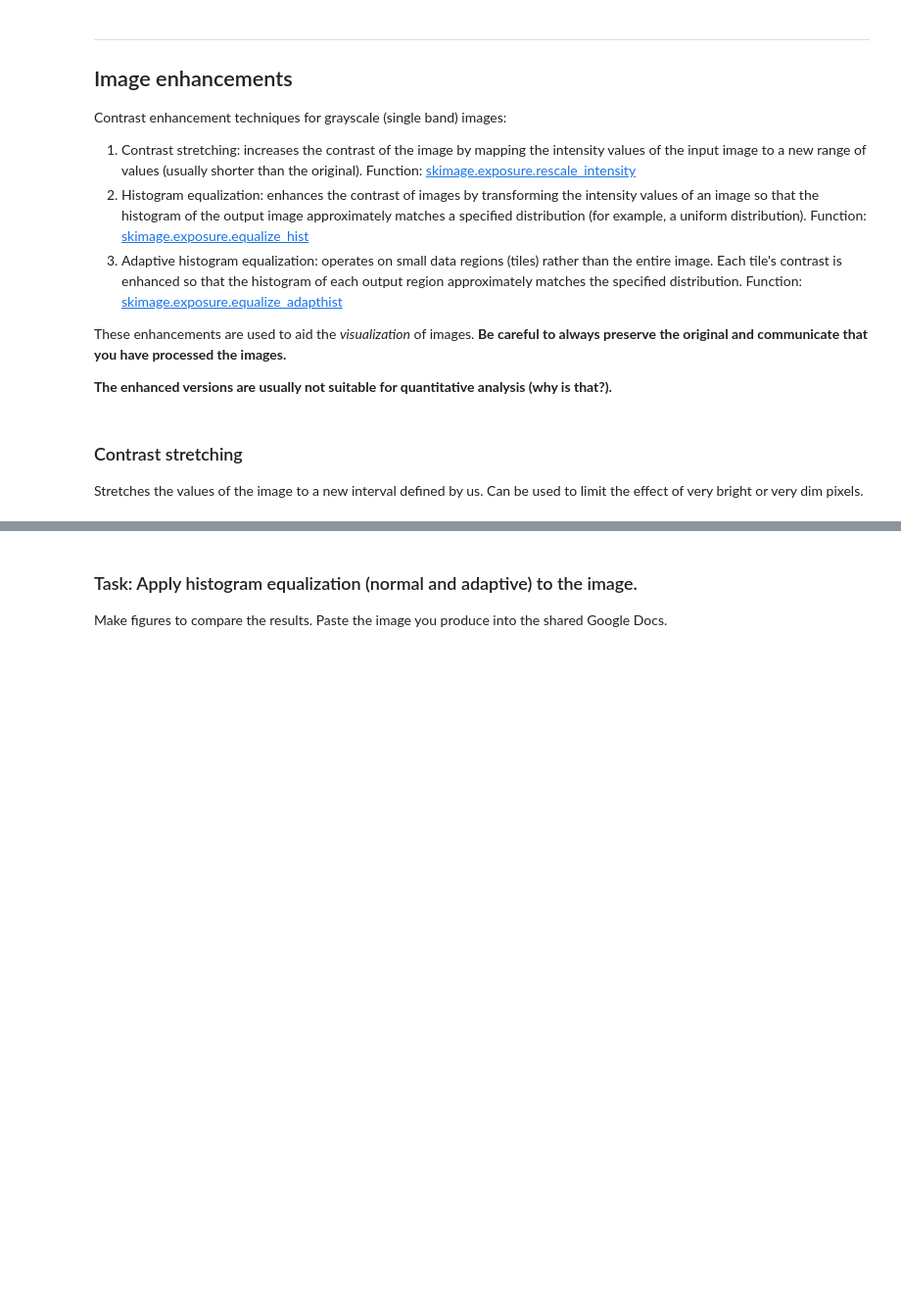
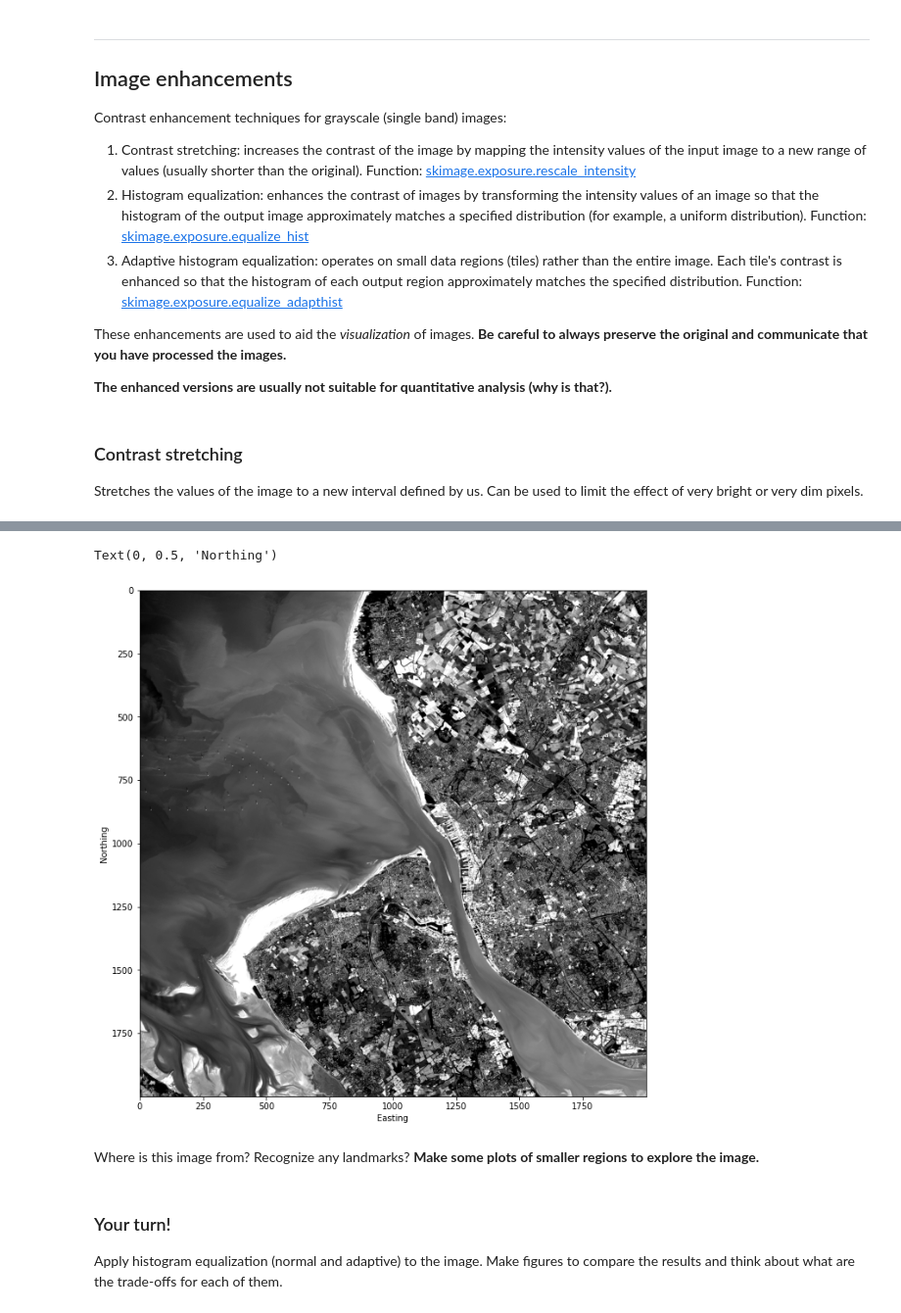
Before and after one commit to leouieda/remote-sensing, a Jupyter notebook: practicals/practical1.ipynb, the cells around one changed output, grey strips where cells are left out. Shown at 98% size. Saved outputs shown, nothing was run; the diff lists cells and outputs as text; code cells hidden in the pictures; blank space fills up the shorter version.

```diff
--- a/practicals/practical1.ipynb
+++ b/practicals/practical1.ipynb
@@ -51,4 +220,18 @@ Stretches the values of the image to a new interval defined by us. Can be used t
+# %%
+max_range = np.percentile(image_reflectance, 95)
+min_range = np.percentile(image_reflectance, 5)
+image_rescaled = skimage.exposure.rescale_intensity(image_reflectance, in_range=(min_range, max_range))
+# %%
+plt.figure(figsize=[14, 11])
+plt.imshow(image_rescaled, cmap="gray")
+plt.xlabel("Easting")
+plt.ylabel("Northing")
+# %% [output]
+Text(0, 0.5, 'Northing')
+[figure, added]
+# %% [markdown]
+Where is this image from? Recognize any landmarks? **Make some plots of smaller regions to explore the image.**
 # %% [markdown]
-### Task: Apply histogram equalization (normal and adaptive) to the image.
+### Your turn!
 
-Make figures to compare the results. Paste the image you produce into the shared Google Docs.
+Apply histogram equalization (normal and adaptive) to the image. Make figures to compare the results and think about what are the trade-offs for each of them.
```
Also changed, not shown: parts of 29 cells of this notebook.
